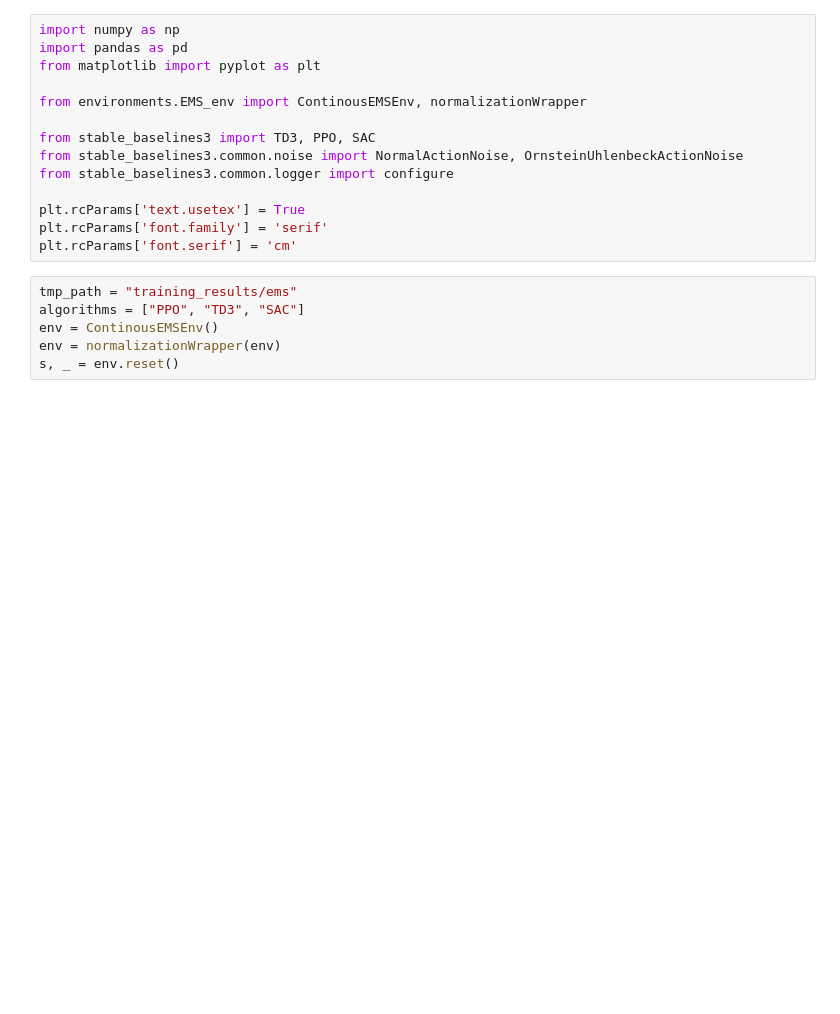
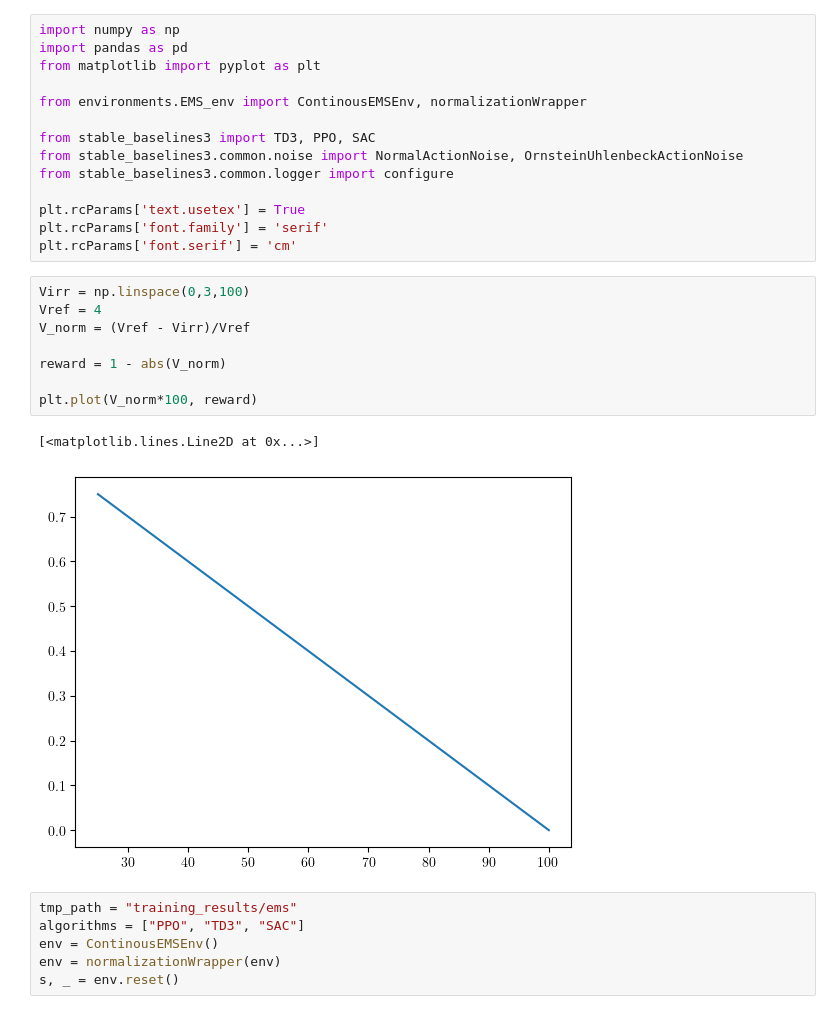
Before and after one commit to Claudio-zb/RL_WEF_MS, a Jupyter notebook: prando3.ipynb, the cells around one changed output. Saved outputs shown, nothing was run; the diff lists cells and outputs as text; blank space fills up the shorter version.

```diff
--- a/prando3.ipynb
+++ b/prando3.ipynb
@@ -12,6 +12,17 @@ from stable_baselines3.common.logger import configure
 plt.rcParams['text.usetex'] = True
 plt.rcParams['font.family'] = 'serif'
 plt.rcParams['font.serif'] = 'cm'
+# %%
+Virr = np.linspace(0,3,100)
+Vref = 4
+V_norm = (Vref - Virr)/Vref
+
+reward = 1 - abs(V_norm)
+
+plt.plot(V_norm*100, reward)
+# %% [output]
+[<matplotlib.lines.Line2D at 0x...>]
+[figure, added]
 # %%
 tmp_path = "training_results/ems"
 algorithms = ["PPO", "TD3", "SAC"]
```
Also changed, not shown: 5 other files.
